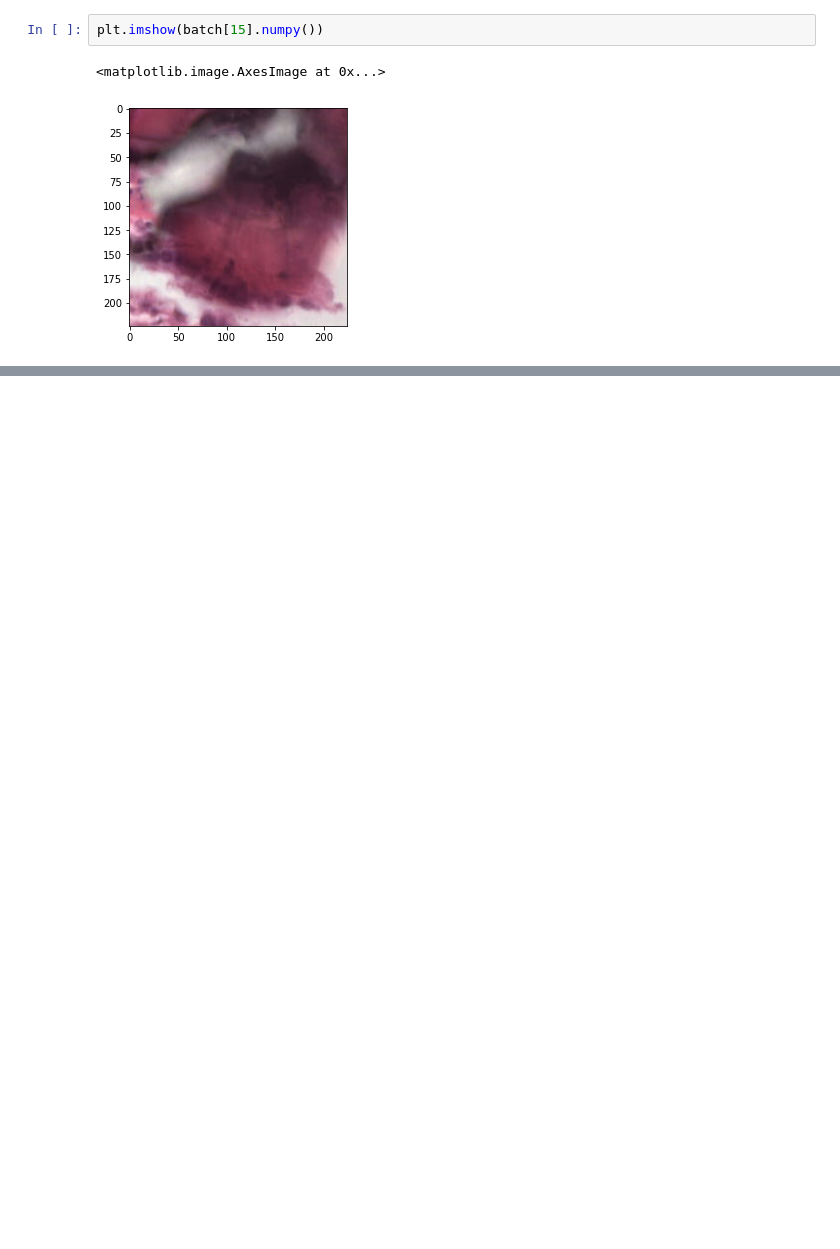
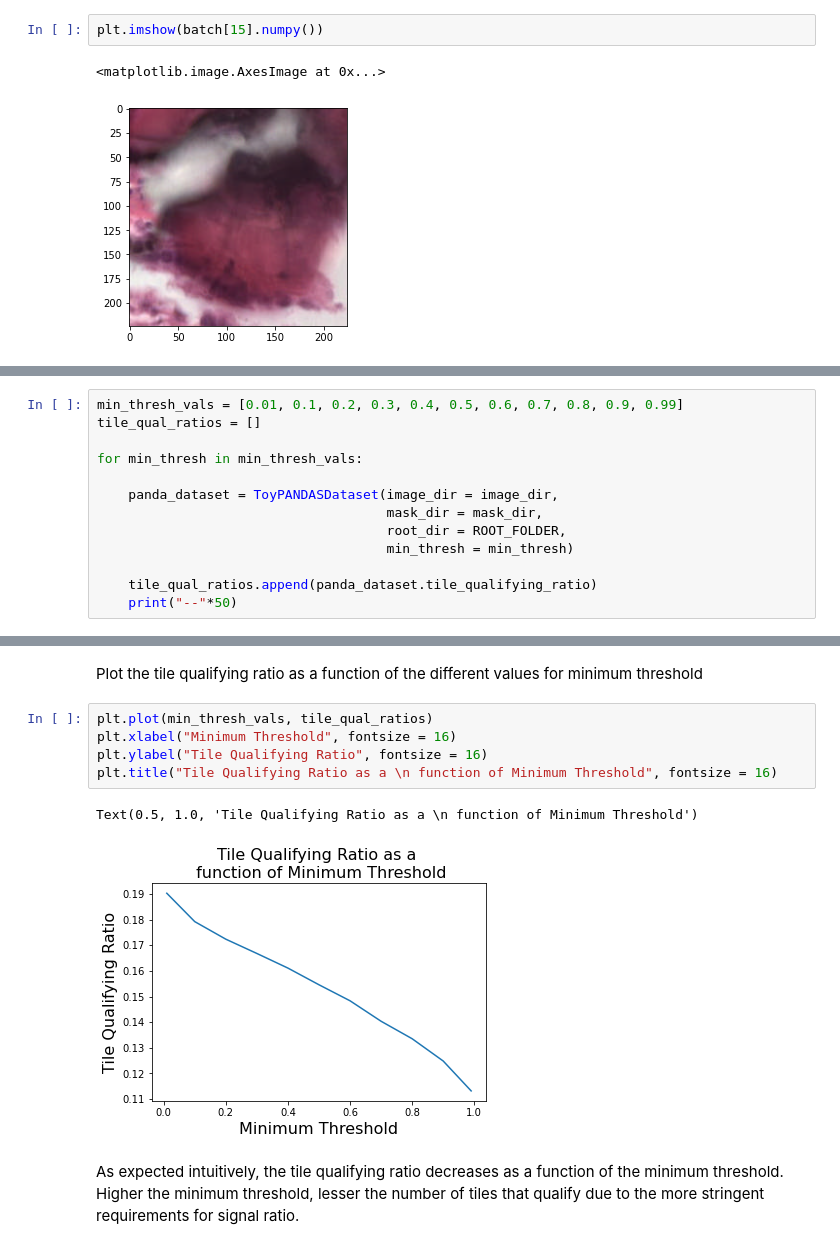
Before and after one commit to TheOmarLab/AI_campus_ProstateSeg, a Jupyter notebook: notebooks/Module 4 Pytorch dataset class and data loaders .ipynb, the cells around one changed output, grey strips where cells are left out. Cells and saved outputs as stored; diff of their text form; blank space fills up the shorter version.

```diff
--- a/notebooks/Module 4 Pytorch dataset class and data loaders .ipynb
+++ b/notebooks/Module 4 Pytorch dataset class and data loaders .ipynb
@@ -194,0 +451,13 @@ plt.imshow(batch[15].numpy())
+# %%
+min_thresh_vals = [0.01, 0.1, 0.2, 0.3, 0.4, 0.5, 0.6, 0.7, 0.8, 0.9, 0.99]
+tile_qual_ratios = []
+
+for min_thresh in min_thresh_vals:
+
+    panda_dataset = ToyPANDASDataset(image_dir = image_dir,
+                                     mask_dir = mask_dir,
+                                     root_dir = ROOT_FOLDER,
+                                     min_thresh = min_thresh)
+
+    tile_qual_ratios.append(panda_dataset.tile_qualifying_ratio)
+    print("--"*50)
@@ -194,0 +482,12 @@ plt.imshow(batch[15].numpy())
+# %% [markdown]
+Plot the tile qualifying ratio as a function of the different values for minimum threshold
+# %%
+plt.plot(min_thresh_vals, tile_qual_ratios)
+plt.xlabel("Minimum Threshold", fontsize = 16)
+plt.ylabel("Tile Qualifying Ratio", fontsize = 16)
+plt.title("Tile Qualifying Ratio as a \n function of Minimum Threshold", fontsize = 16)
+# %% [output]
+Text(0.5, 1.0, 'Tile Qualifying Ratio as a \n function of Minimum Threshold')
+[figure, added]
+# %% [markdown]
+As expected intuitively, the tile qualifying ratio decreases as a function of the minimum threshold. Higher the minimum threshold, lesser the number of tiles that qualify due to the more stringent requirements for signal ratio.
```
Also changed, not shown: parts of 44 cells of this notebook.
